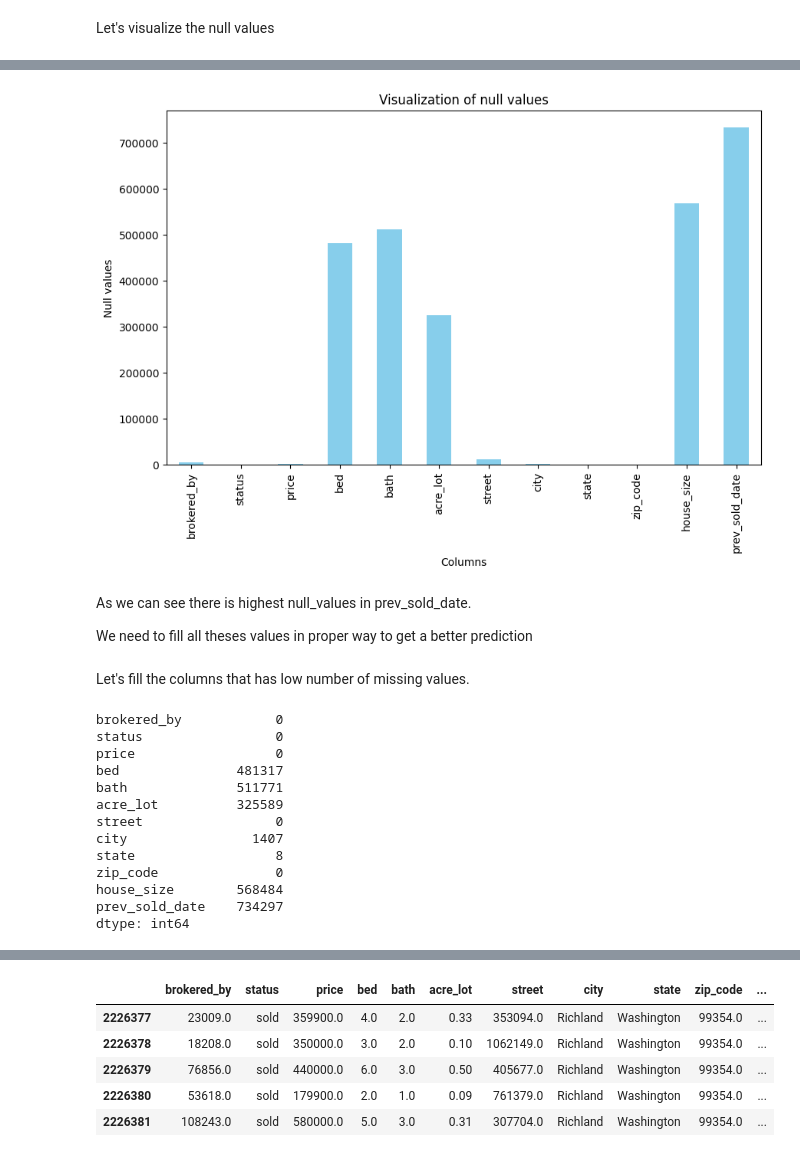
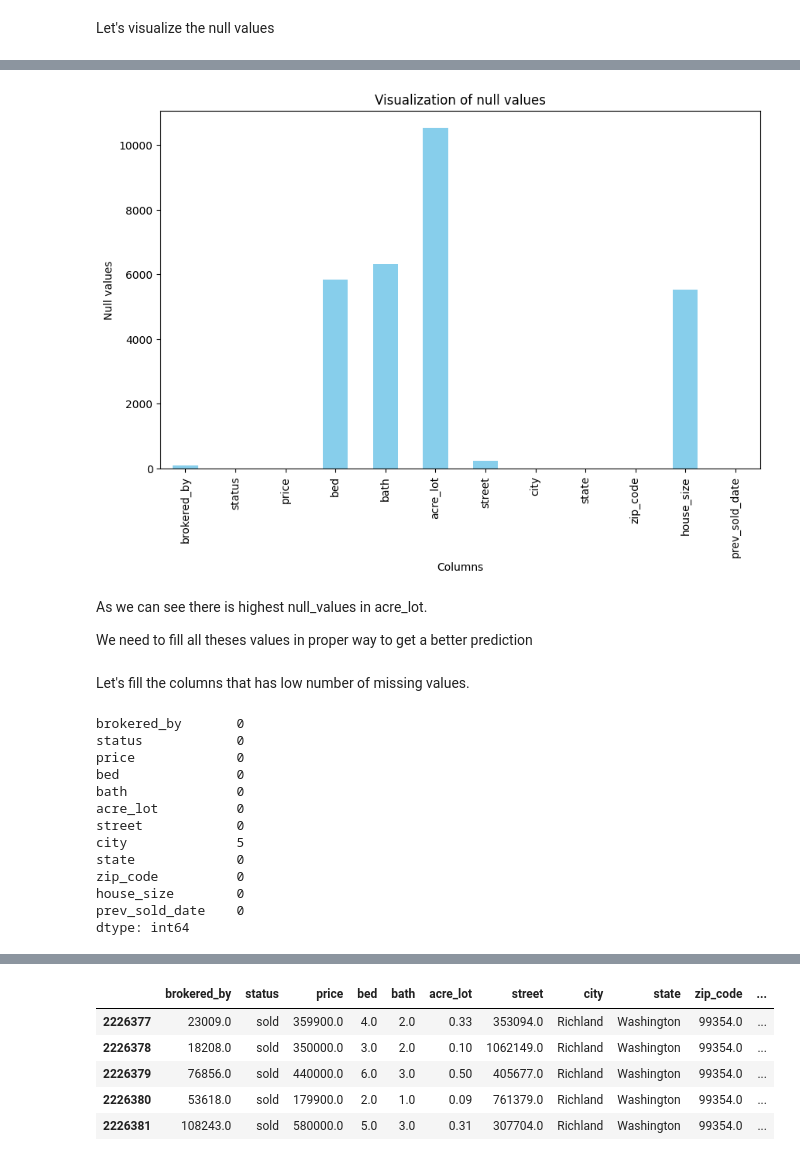
Before and after one commit to Jagannath29/usa_real_estate_price_prediction, a Jupyter notebook: price_prediction.ipynb, the cells around one changed output, grey strips where cells are left out. Drawn from its saved outputs; the diff is of its cells as text; code cells hidden in the pictures.

```diff
--- a/price_prediction.ipynb
+++ b/price_prediction.ipynb
@@ -33,0 +45,2 @@ Our dataset has 2226382 rows and 12 columns
+# %%
+df_dropped = data.drop(data.index[:2126382])
@@ -97,14 +114,14 @@ plt.show()
 # %%
 plt.figure(figsize=(10, 6))
-data.isnull().sum().plot(kind='bar', color='skyblue')
+df_dropped.isnull().sum().plot(kind='bar', color='skyblue')
 plt.title('Visualization of null values')
 plt.xlabel('Columns')
 plt.ylabel('Null values')
 plt.show()
 # %% [output]
-[figure, old version]
+[figure, new version]
 # %% [markdown]
-As we can see there is highest null_values in prev_sold_date.
+As we can see there is highest null_values in acre_lot.
 
 We need to fill all theses values in proper way to get a better prediction
 # %% [markdown]
@@ -116,16 +133,16 @@ data[cols_to_fill] = data[cols_to_fill].fillna(data[cols_to_fill].median())
 # %%
-data.isnull().sum()
+df_dropped.isnull().sum()
 # %% [output]
-brokered_by            0
-status                 0
-price                  0
-bed               481317
-bath              511771
-acre_lot          325589
-street                 0
-city                1407
-state                  8
-zip_code               0
-house_size        568484
-prev_sold_date    734297
+brokered_by       0
+status            0
+price             0
+bed               0
+bath              0
+acre_lot          0
+street            0
+city              5
+state             0
+zip_code          0
+house_size        0
+prev_sold_date    0
 dtype: int64
```
Also changed, not shown: parts of 39 cells of this notebook.
